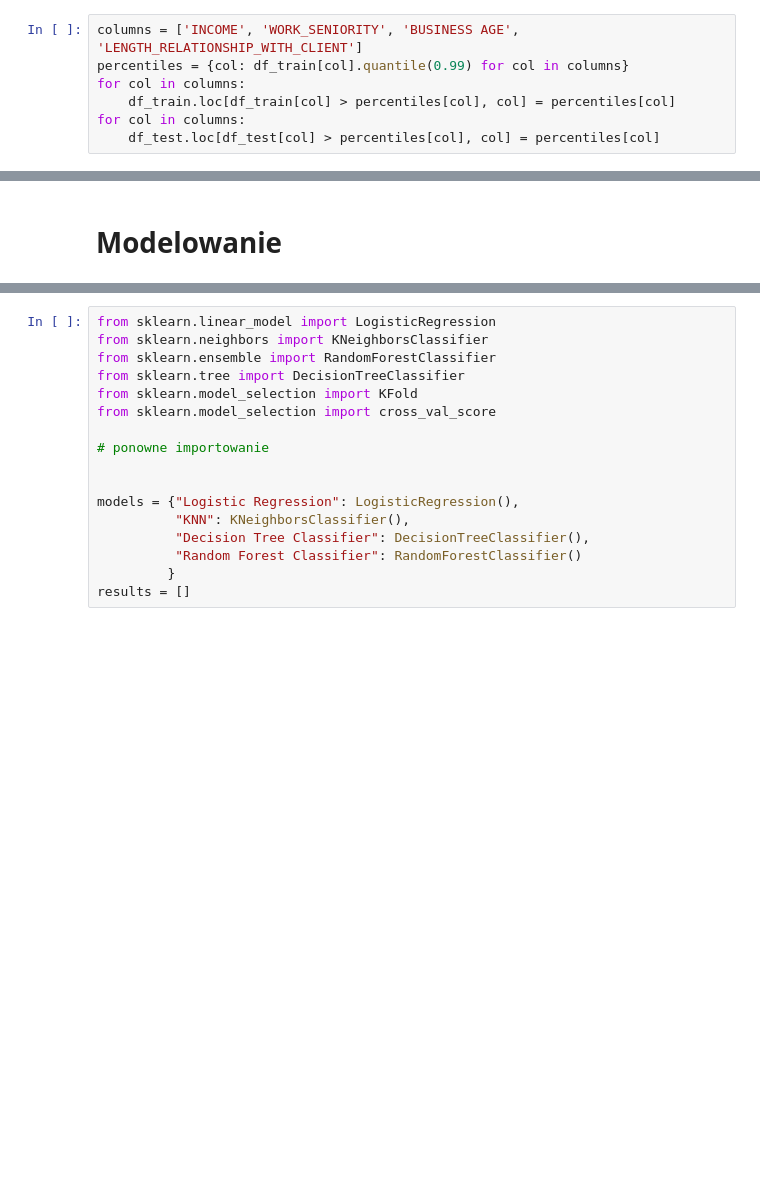
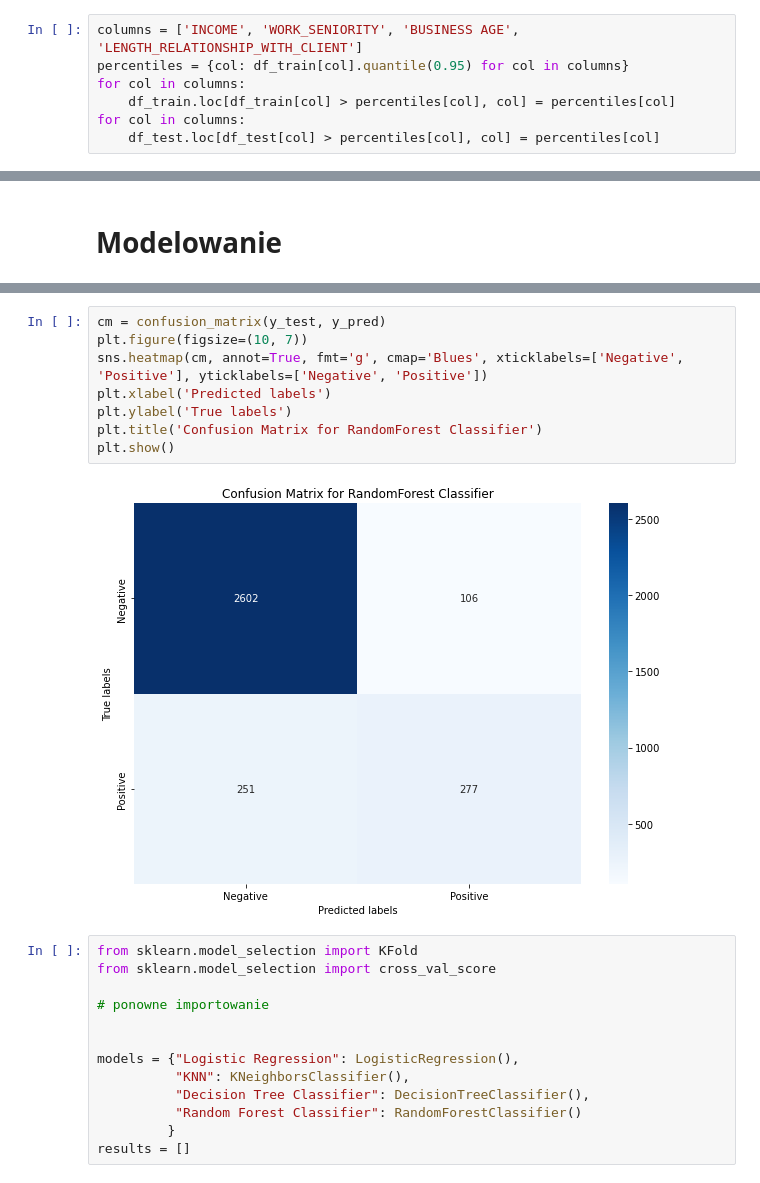
Before and after one commit to GabrielaMajstrak/ML-first-project, a Jupyter notebook: Projetk ML 1/ML_najnowsza_wersja.ipynb, the cells around one changed output, grey strips where cells are left out. Drawn from its saved outputs; the diff is of its cells as text; blank space fills up the shorter version.

```diff
--- a/Projetk ML 1/ML_najnowsza_wersja.ipynb
+++ b/Projetk ML 1/ML_najnowsza_wersja.ipynb
@@ -381,7 +381,7 @@ plt.show()
 ### Zastąpimy teraz Outliery z kolumn 'INCOME', 'WORK_SENIORITY', 'BUSINESS AGE', 'LENGTH_RELATIONSHIP_WITH_CLIENT' 99 percentylem
 # %%
 columns = ['INCOME', 'WORK_SENIORITY', 'BUSINESS AGE', 'LENGTH_RELATIONSHIP_WITH_CLIENT']
-percentiles = {col: df_train[col].quantile(0.99) for col in columns}
+percentiles = {col: df_train[col].quantile(0.95) for col in columns}
 for col in columns:
     df_train.loc[df_train[col] > percentiles[col], col] = percentiles[col]
 for col in columns:
@@ -506,8 +820,14 @@ plt.show()
+# %%
+cm = confusion_matrix(y_test, y_pred)
+plt.figure(figsize=(10, 7))
+sns.heatmap(cm, annot=True, fmt='g', cmap='Blues', xticklabels=['Negative', 'Positive'], yticklabels=['Negative', 'Positive'])
+plt.xlabel('Predicted labels')
+plt.ylabel('True labels')
+plt.title('Confusion Matrix for RandomForest Classifier')
+plt.show()
+# %% [output]
+[figure, added]
 # %%
-from sklearn.linear_model import LogisticRegression
-from sklearn.neighbors import KNeighborsClassifier
-from sklearn.ensemble import RandomForestClassifier
-from sklearn.tree import DecisionTreeClassifier
 from sklearn.model_selection import KFold
 from sklearn.model_selection import cross_val_score
 
```
Also changed, not shown: parts of 34 cells of this notebook.
